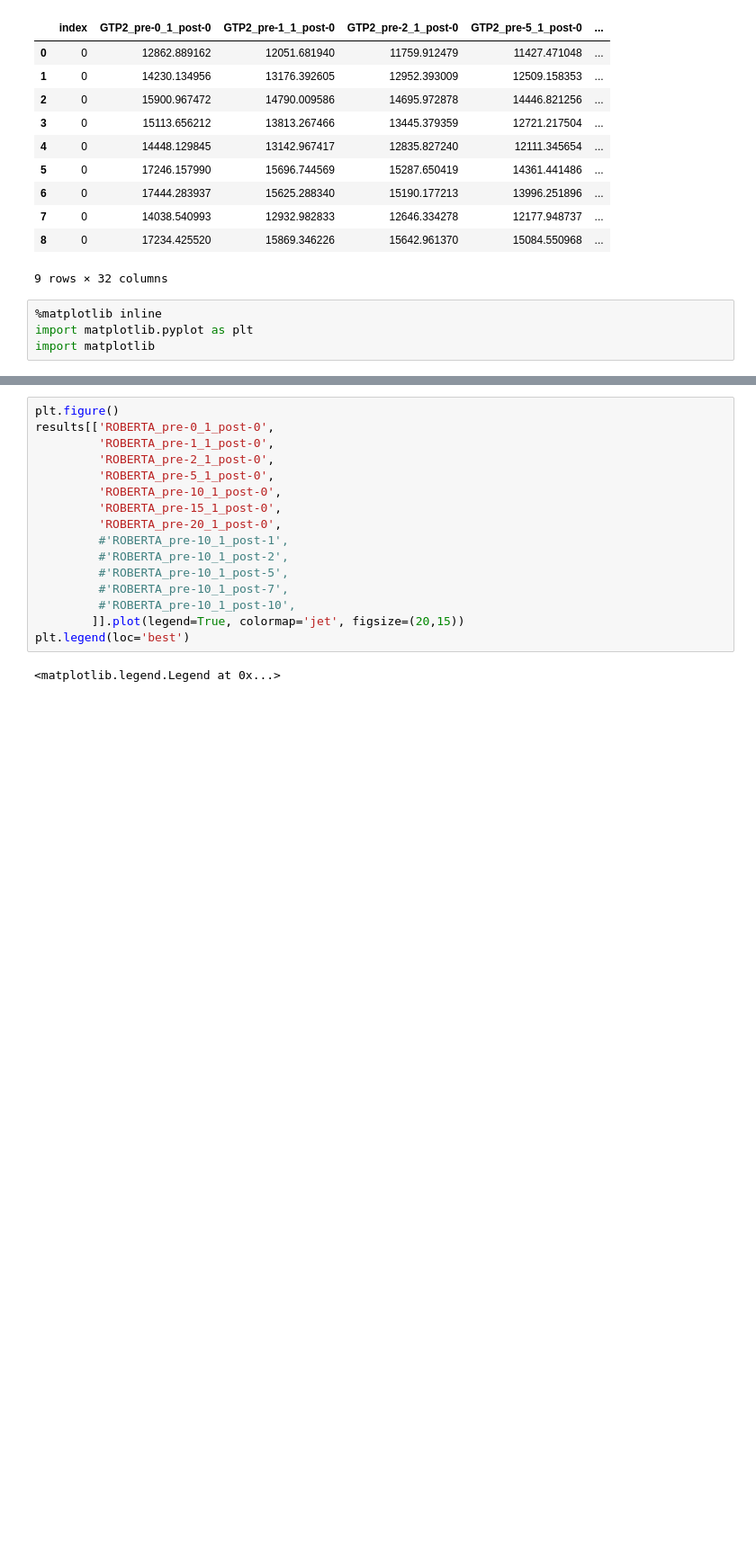
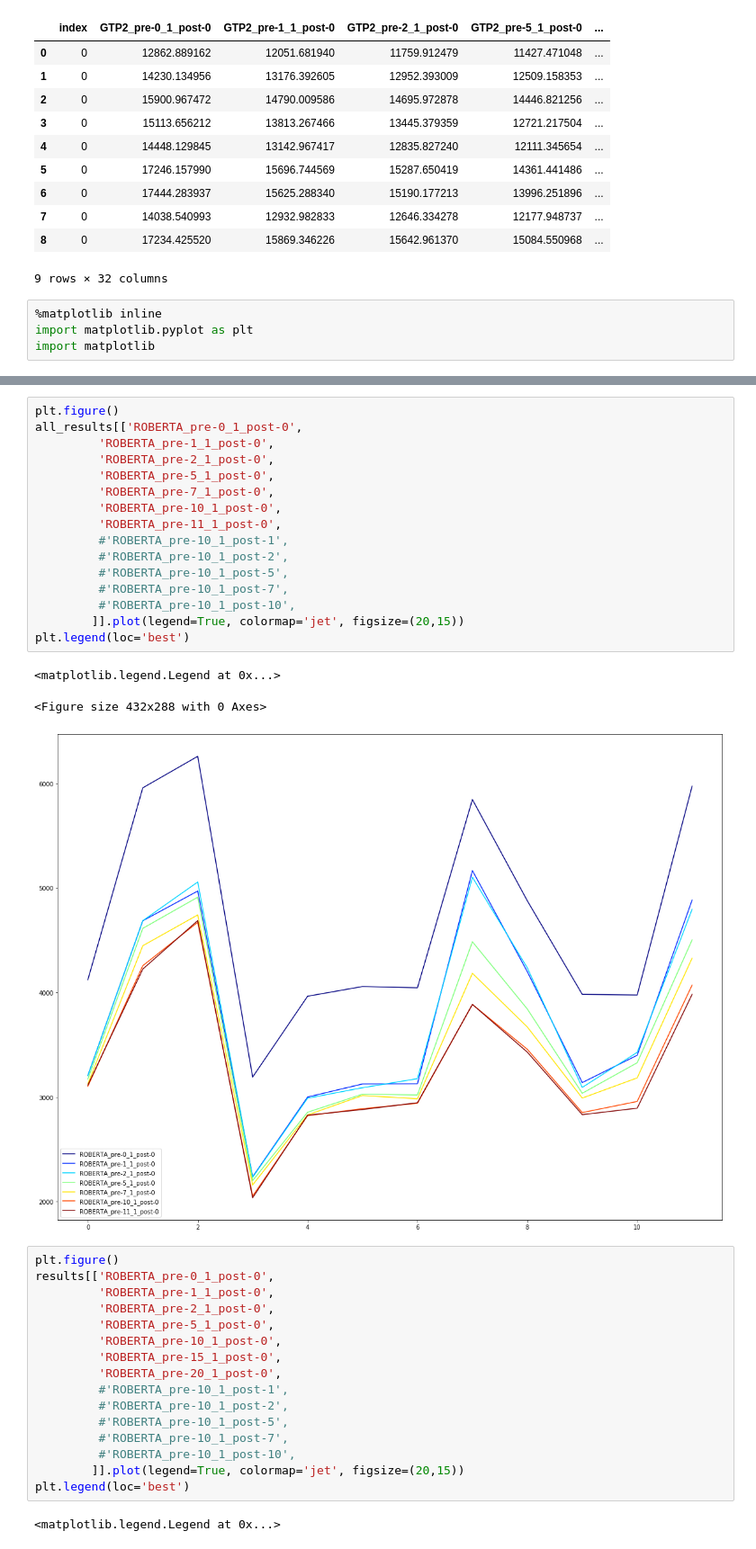
Before and after one commit to AlexandrePsq/NLP_models, a Jupyter notebook: perplexity_comparison.ipynb, the cells around one changed output, grey strips where cells are left out. Shown at 90% size. Drawn from its saved outputs; the diff is of its cells as text; blank space fills up the shorter version.

```diff
--- a/perplexity_comparison.ipynb
+++ b/perplexity_comparison.ipynb
@@ -453,3 +437,23 @@ import matplotlib
+# %%
+plt.figure()
+all_results[['ROBERTA_pre-0_1_post-0',
+         'ROBERTA_pre-1_1_post-0',
+         'ROBERTA_pre-2_1_post-0',
+         'ROBERTA_pre-5_1_post-0',
+         'ROBERTA_pre-7_1_post-0',
+         'ROBERTA_pre-10_1_post-0',
+         'ROBERTA_pre-11_1_post-0',
+         #'ROBERTA_pre-10_1_post-1',
+         #'ROBERTA_pre-10_1_post-2',
+         #'ROBERTA_pre-10_1_post-5',
+         #'ROBERTA_pre-10_1_post-7',
+         #'ROBERTA_pre-10_1_post-10',
+        ]].plot(legend=True, colormap='jet', figsize=(20,15))
+plt.legend(loc='best')
+# %% [output]
+<matplotlib.legend.Legend at 0x...>
+<Figure size 432x288 with 0 Axes>
+[figure, added]
 # %%
 plt.figure()
 results[['ROBERTA_pre-0_1_post-0',
```
Also changed, not shown: parts of 24 cells of this notebook.
